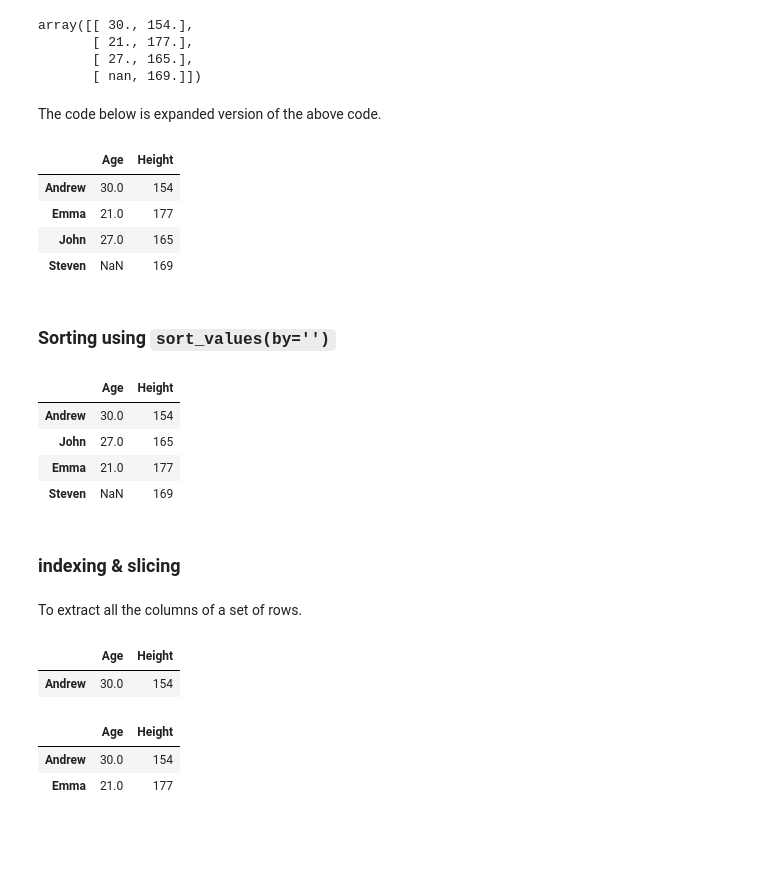
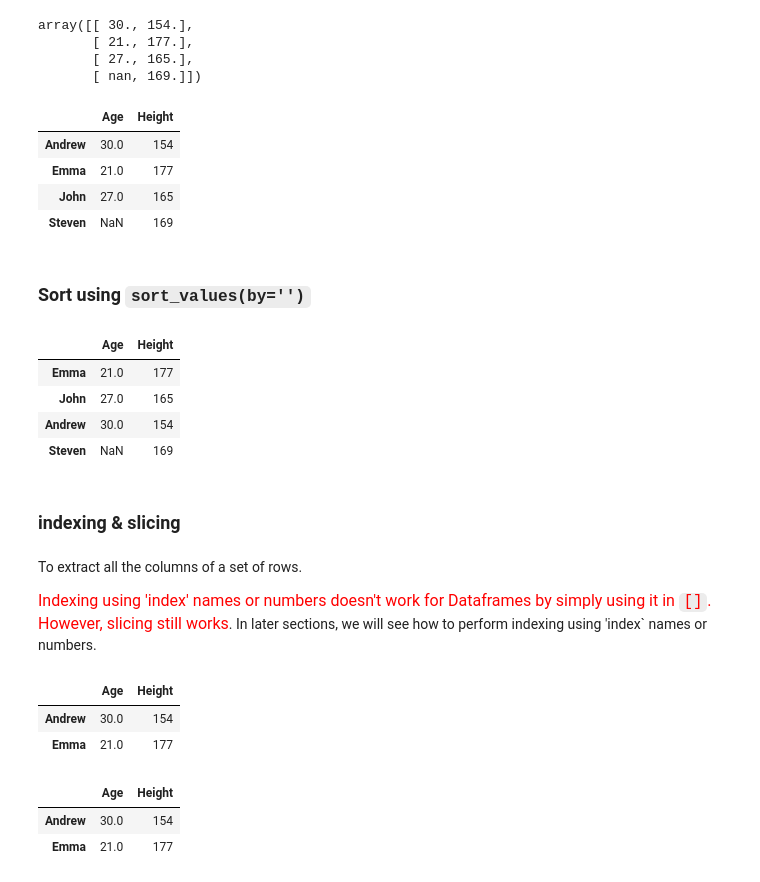
Before and after one commit to prasanth-ntu/prasanth-ntu.github.io, a Jupyter notebook: html/ML-Course/Pandas-Introduction/Pandas-Introduction-Notes.ipynb, the cells around one changed output. Saved outputs shown, nothing was run; the diff lists cells and outputs as text; code cells hidden in the pictures; blank space fills up the shorter version.

Commit message:
update pandas notes

```diff
--- a/html/ML-Course/Pandas-Introduction/Pandas-Introduction-Notes.ipynb
+++ b/html/ML-Course/Pandas-Introduction/Pandas-Introduction-Notes.ipynb
@@ -295,6 +300,4 @@ array([[ 30., 154.],
        [ 21., 177.],
        [ 27., 165.],
        [ nan, 169.]])
-# %% [markdown]
-The code below is expanded version of the above code.
 # %%
@@ -311,24 +314,27 @@ df_ds
 | John | 27.0 | 165 |
 | Steven | NaN | 169 |
 # %% [markdown]
-### Sorting using `sort_values(by='')`
+### Sort using `sort_values(by='')`
 # %%
-df_ds.sort_values(by="Age", ascending=False)
+df_ds.sort_values(by="Age", ascending=True)
 # %% [output]
 |  | Age | Height |
+| Emma | 21.0 | 177 |
+| John | 27.0 | 165 |
 | Andrew | 30.0 | 154 |
-| John | 27.0 | 165 |
-| Emma | 21.0 | 177 |
 | Steven | NaN | 169 |
 # %% [markdown]
 ### indexing & slicing
-# %% [markdown]
-To extract all the columns of a set of rows.
+# %% [markdown]
+To extract all the columns of a set of rows.
+
+<p><font size="3" color="red"> Indexing using 'index' names or numbers doesn't work for Dataframes by simply using it in <code><font size="3" color="red">[]</font></code>. However, slicing still works</font>. In later sections, we will see how to perform indexing using 'index` names or numbers.</p>
 # %%
-df_ds['Andrew':'Andrew']          # slicing - returns a Pandas DataFrame
+df_ds['Andrew':'Emma']          # slicing - returns a Pandas DataFrame
 # %% [output]
 |  | Age | Height |
 | Andrew | 30.0 | 154 |
+| Emma | 21.0 | 177 |
 # %%
 df_ds[0:2]                        # we select the specific rows using default index no
 # %% [output]
```
Also changed, not shown: parts of 23 cells of this notebook, 4 other files.
